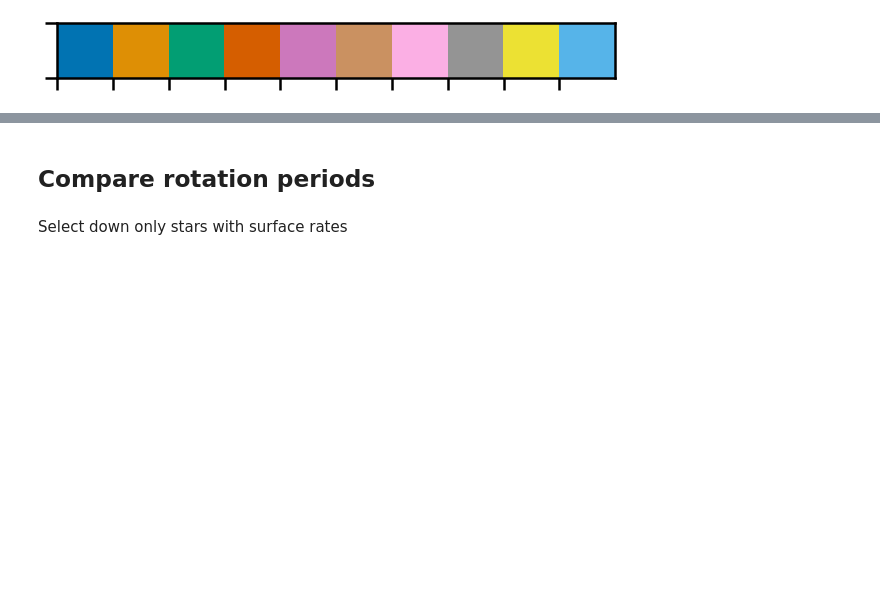
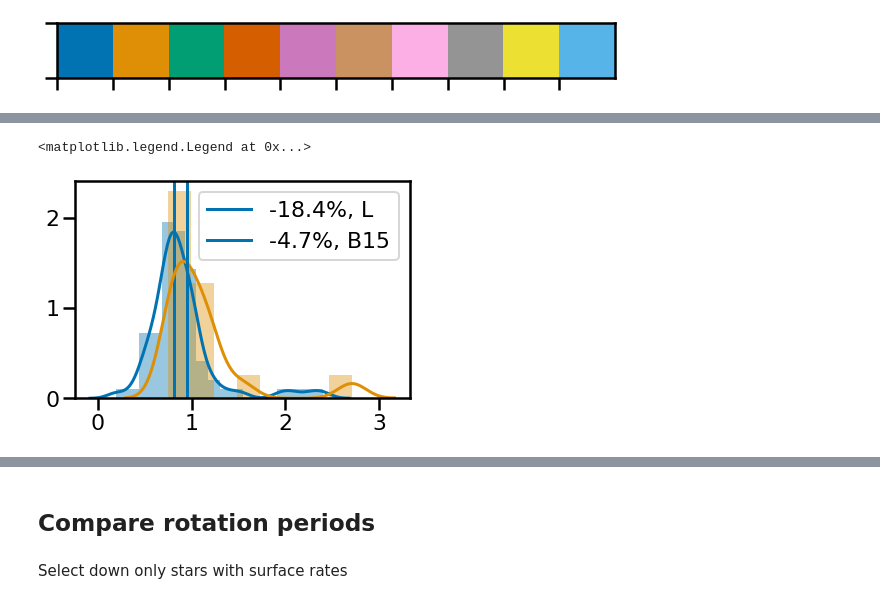
Before and after one commit to ojhall94/malatium, a Jupyter notebook: paper/surface_comparison.ipynb, the cells around one changed output, grey strips where cells are left out. Cells and saved outputs as stored; diff of their text form; code cells hidden in the pictures; blank space fills up the shorter version.

```diff
--- a/paper/surface_comparison.ipynb
+++ b/paper/surface_comparison.ipynb
@@ -68,3 +109,19 @@ sel = (lit.L_vsini > 0).values
+# %%
+diff = ati.vsini[sel]/lit.L_vsini[sel]
+sns.distplot(diff)
+m = np.median(diff)
+plt.axvline(m, label=f'{100*(m-1):.1f}%, L')
+
+diff = ati.vsini/lit.B_vsini
+diff = diff.dropna()
+sns.distplot(diff)
+m = np.median(diff)
+plt.axvline(m, label=f'{100*(m-1):.1f}%, B15')
+
+plt.legend()
+# %% [output]
+<matplotlib.legend.Legend at 0x...>
+[figure, added]
 # %%
 fig, (ax, ax2) = plt.subplots(1, 2, figsize=(16, 8), sharey=True, sharex=True)
 ax.scatter(ati.vsini[sel], lit.L_vsini[sel], s=100, fc='w', ec=cmap[0], zorder=3, lw=2)
```
Also changed, not shown: parts of 36 cells of this notebook, 2 other files.
